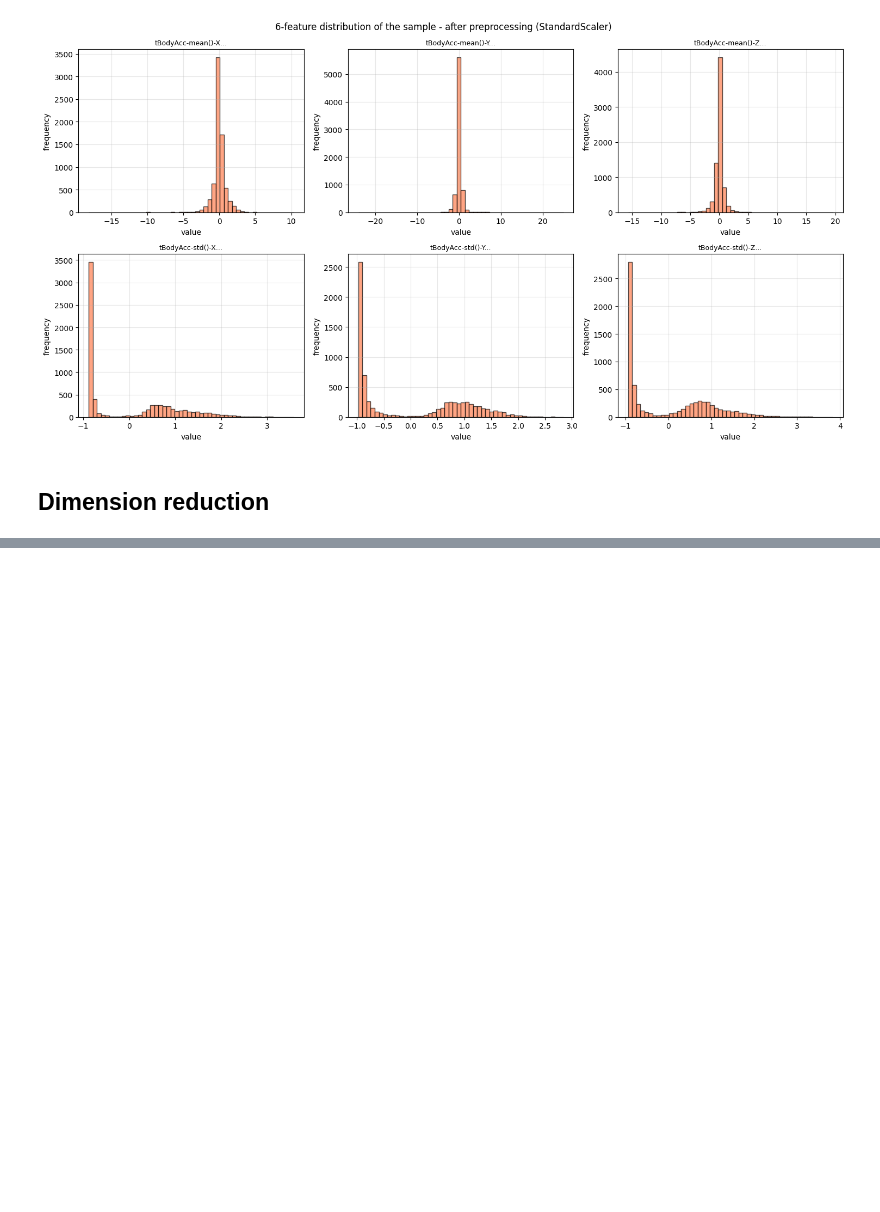
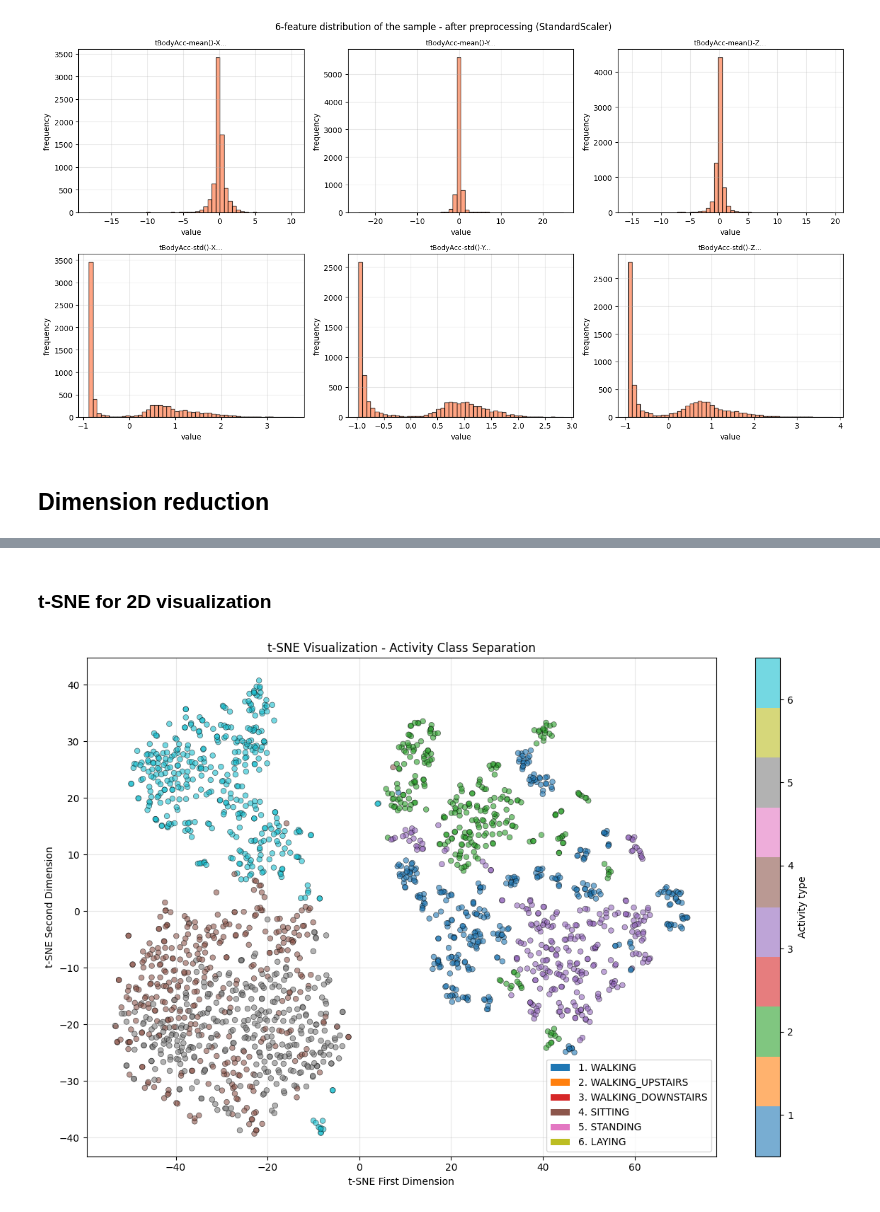
Before and after one commit to ihamydreza/FIS4041, a Jupyter notebook: Q4/Q4.ipynb, the cells around one changed output, grey strips where cells are left out. Drawn from its saved outputs; the diff is of its cells as text; code cells hidden in the pictures; blank space fills up the shorter version.

```diff
--- a/Q4/Q4.ipynb
+++ b/Q4/Q4.ipynb
@@ -213,0 +258,5 @@ plt.show()
+# %%
+# Display the first 10 components with the highest variance
+print("\nThe first 10 components with the highest variance:")
+for i in range(min(10, pca_95.n_components_)):
+    print(f" Component {i+1}: {pca_95.explained_variance_ratio_[i]:.4f} ({pca_95.explained_variance_ratio_[i]*100:.2f}%)")
@@ -213,0 +275,37 @@ plt.show()
+# %% [markdown]
+### t-SNE for 2D visualization
+# %%
+sample_size = 2000
+indices = np.random.choice(X_train_pca.shape[0], size=sample_size, replace=False)
+X_train_sample = X_train_pca[indices]
+y_train_sample = y_train.iloc[indices]['Activity'].values
+
+tsne = TSNE(n_components=2, random_state=33, perplexity=30, n_iter=1000)
+X_tsne = tsne.fit_transform(X_train_sample)
+# %%
+plt.figure(figsize=(12, 8))
+scatter = plt.scatter(X_tsne[:, 0], X_tsne[:, 1],
+                      c=y_train_sample, cmap='tab10',
+                      alpha=0.6, s=30, edgecolors='black', linewidth=0.5)
+
+# Add legend with activity names
+activity_names_list = [activity_labels[activity_labels['code'] == i]['activity'].values[0]
+                       for i in sorted(y_train['Activity'].unique())]
+plt.colorbar(scatter, label='Activity type', ticks=range(1, 7))
+plt.clim(0.5, 6.5)
+
+# Create a custom legend
+from matplotlib.patches import Patch
+legend_elements = [Patch(facecolor=plt.cm.tab10(i/6), label=f'{i+1}. {activity_names_list[i]}')
+                   for i in range(6)]
+plt.legend(handles=legend_elements, loc='best', fontsize=10)
+
+plt.title('t-SNE Visualization - Activity Class Separation')
+plt.xlabel('t-SNE First Dimension')
+plt.ylabel('t-SNE Second Dimension')
+plt.grid(alpha=0.3)
+plt.tight_layout()
+plt.savefig('tsne_visualization.pdf', bbox_inches='tight')
+plt.show()
+# %% [output]
+[figure, added]
```
Also changed, not shown: parts of 3 cells of this notebook.
